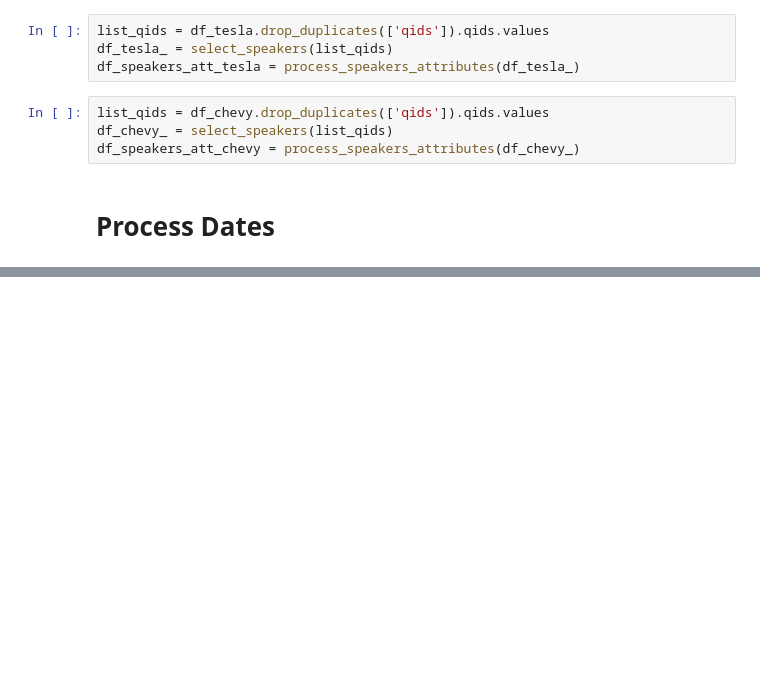
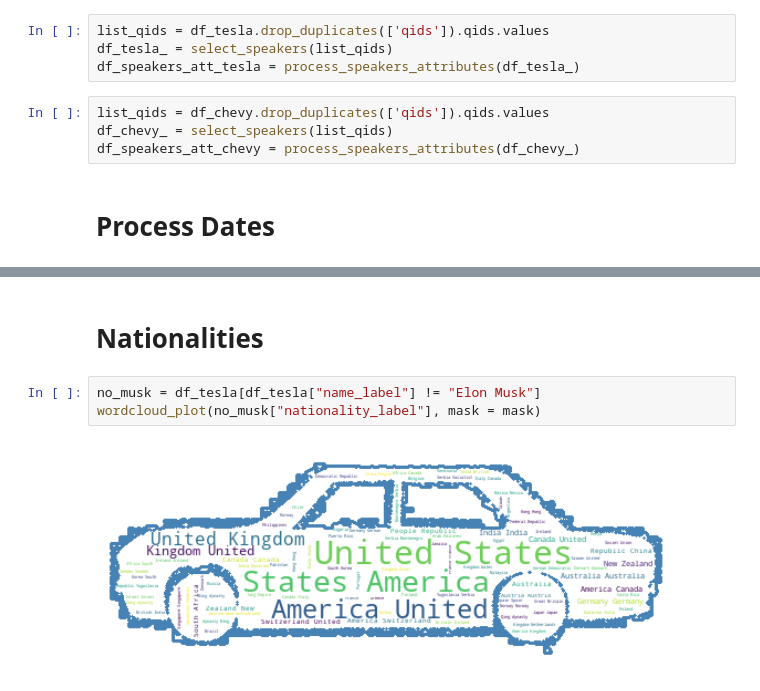
Before and after one commit to epfl-ada/ada-2021-project-les-quatre-neurones, a Jupyter notebook: pipeline.ipynb, the cells around one changed output, grey strips where cells are left out. Saved outputs shown, nothing was run; the diff lists cells and outputs as text; blank space fills up the shorter version.

```diff
--- a/pipeline.ipynb
+++ b/pipeline.ipynb
@@ -459,0 +367,7 @@ test
+# %% [markdown]
+# Nationalities
+# %%
+no_musk = df_tesla[df_tesla["name_label"] != "Elon Musk"]
+wordcloud_plot(no_musk["nationality_label"], mask = mask)
+# %% [output]
+[figure, added]
```
Also changed, not shown: parts of 40 cells of this notebook.
